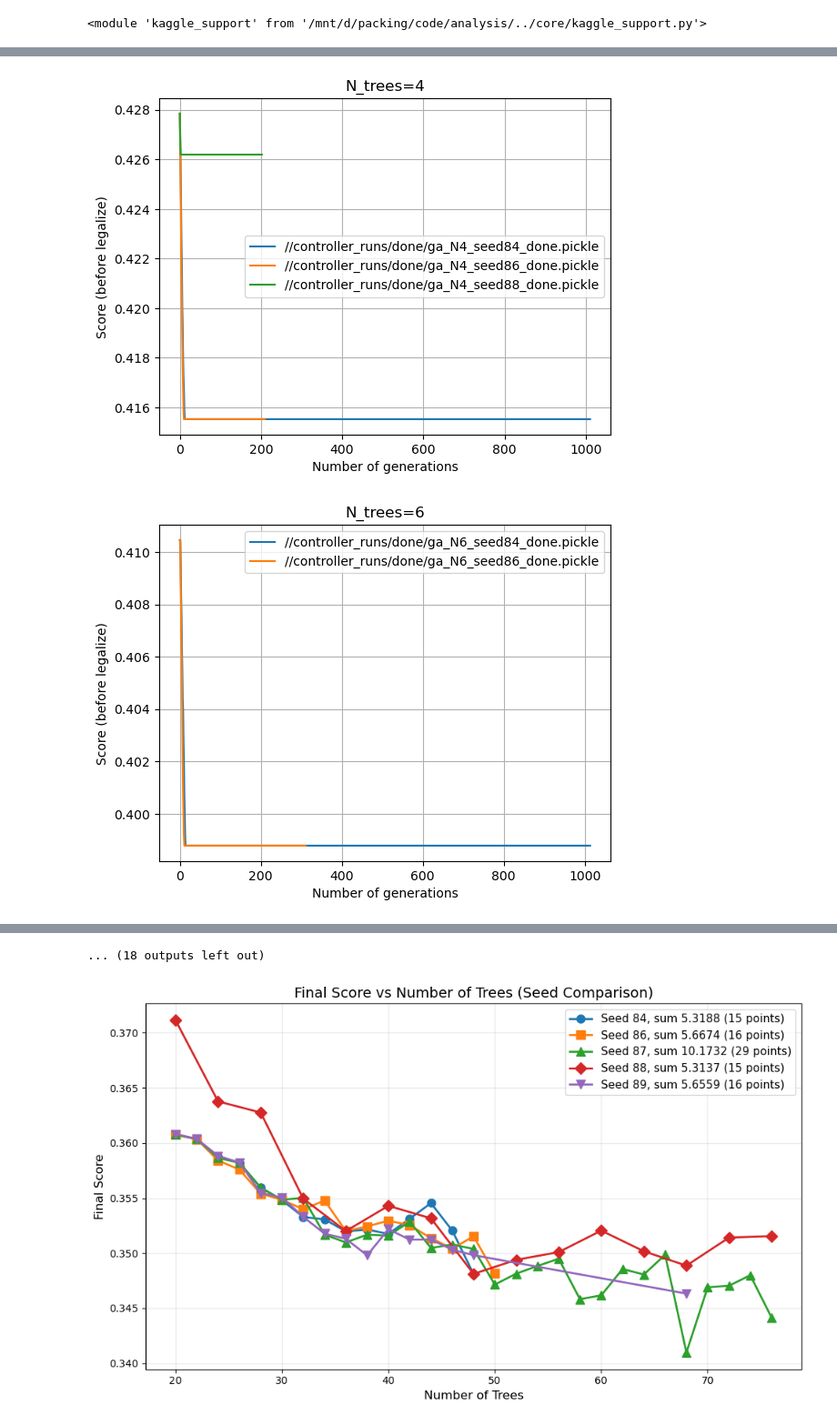
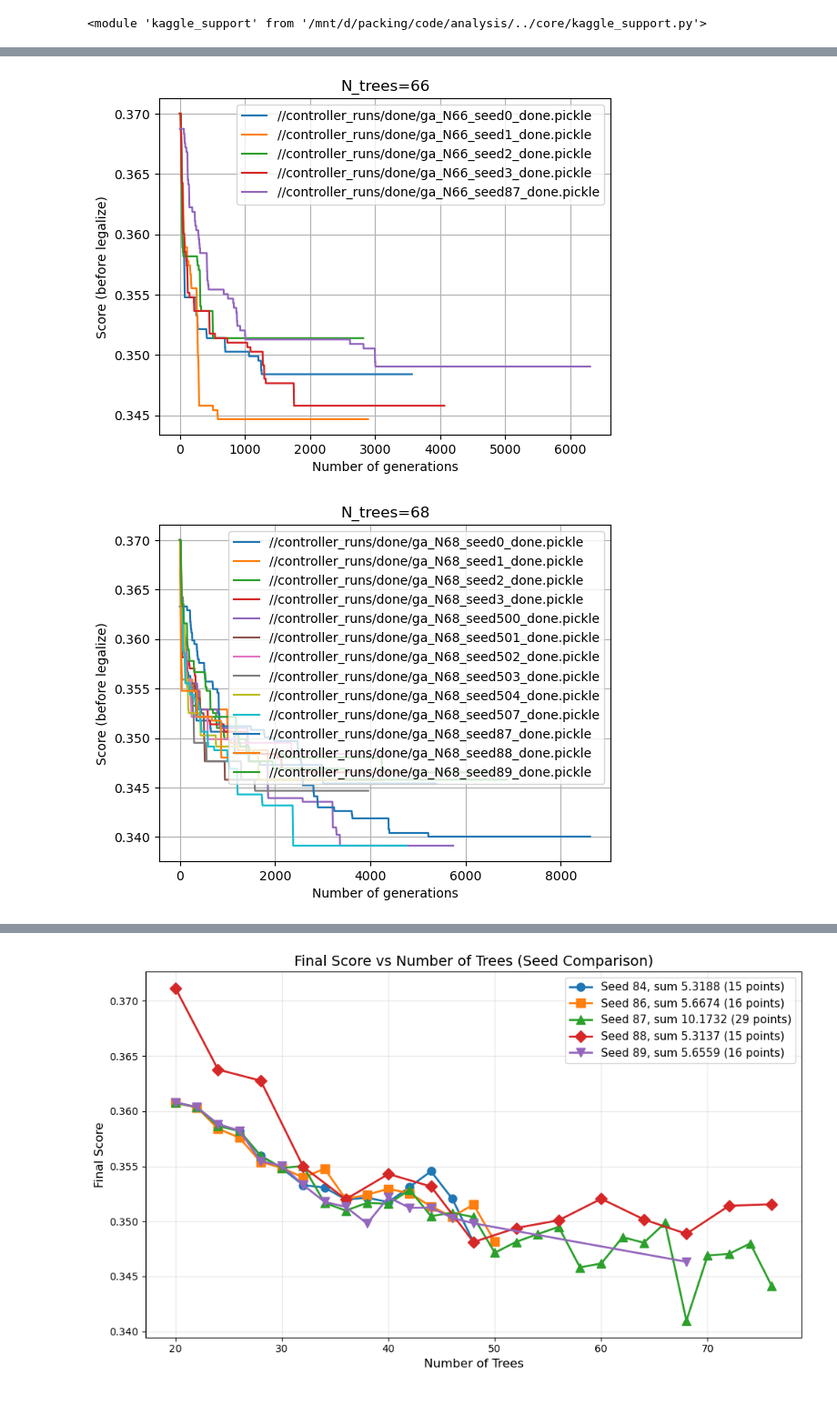
Before and after one commit to jcottaar/packing, a Jupyter notebook: analysis/compare_runs2.ipynb, the cells around one changed output, grey strips where cells are left out. Shown at 91% size. Cells and saved outputs as stored; diff of their text form; code cells hidden in the pictures.

```diff
--- a/analysis/compare_runs2.ipynb
+++ b/analysis/compare_runs2.ipynb
@@ -17,10 +17,10 @@ WARNING: CUDA MPS not active
 # %%
 import numpy as np
 import glob
-for N_trees in np.arange(2,69,2):
+for N_trees in np.arange(64,71,2):
     files = glob.glob(kgs.temp_dir + f'/controller_runs/done/ga_N{N_trees}_*.pickle')
     #print(N_trees,files)
-    if len(files)>1:
+    if len(files)>0:
         plt.figure()
         for f in files:
             dat = kgs.dill_load(f)
@@ -36,2 +36,2 @@ for N_trees in np.arange(2,69,2):
-[figure, old version]
+[figure, new version]
-[figure, old version]
+[figure, new version]
@@ -47,4 +39,3 @@ for N_trees in np.arange(2,69,2):
-... (18 outputs left out)
 # %%
 # Compare final scores across multiple seeds
 SEEDS_TO_DO = [84, 86, 87, 88, 89]
```
Also changed, not shown: parts of 2 cells of this notebook, 11 other files.
